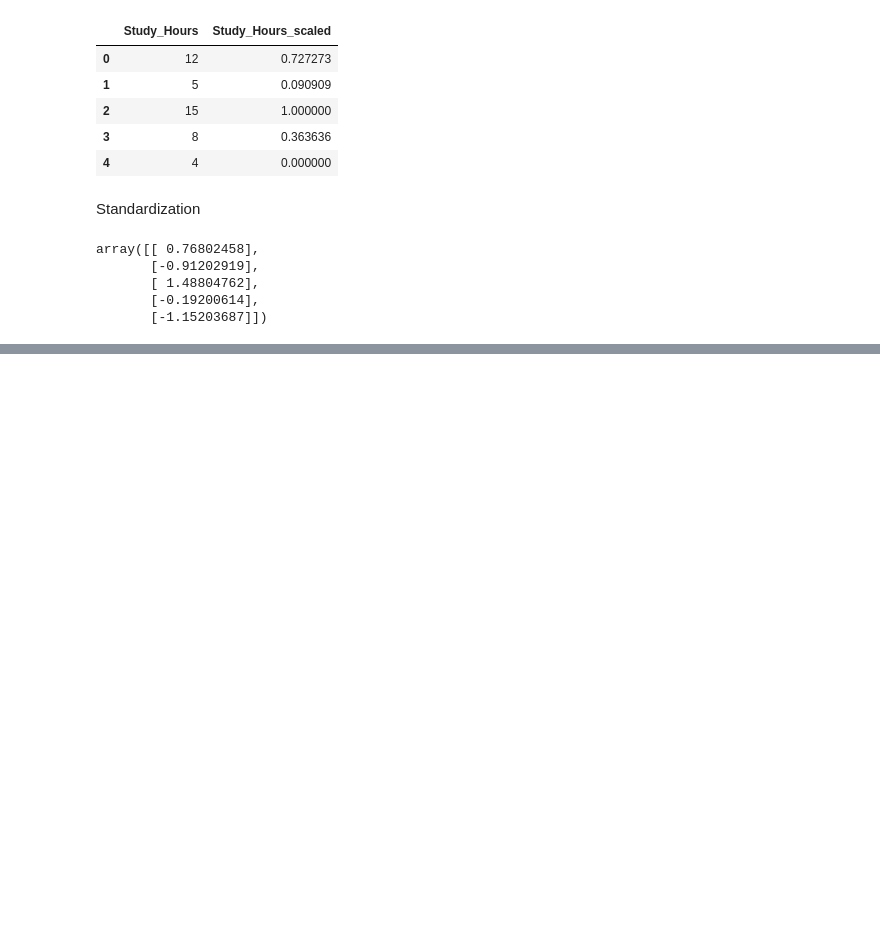
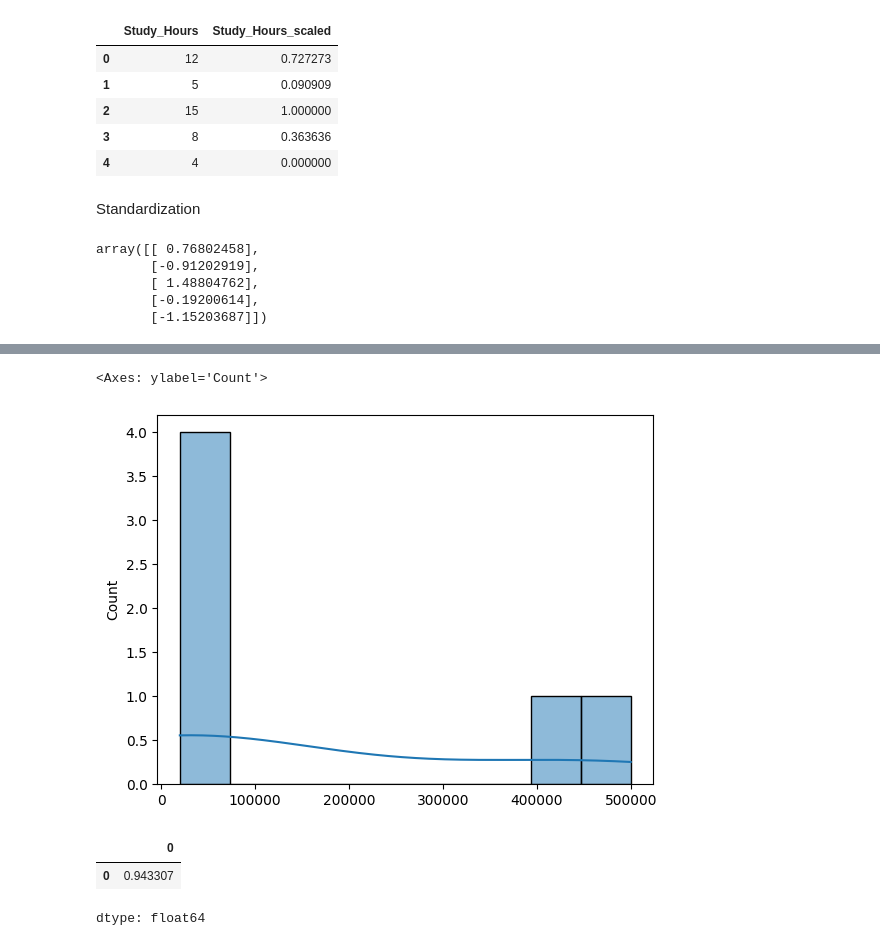
Before and after one commit to priya25-art/Machine-Learning, a Jupyter notebook: Machine_learning.ipynb, the cells around one changed output, grey strips where cells are left out. Drawn from its saved outputs; the diff is of its cells as text; code cells hidden in the pictures; blank space fills up the shorter version.

```diff
--- a/Machine_learning.ipynb
+++ b/Machine_learning.ipynb
@@ -191,0 +215,14 @@ array([[ 0.76802458],
+# %%
+sns.histplot([20000,22000,25000,30000,400000,500000],kde=True,bins=9)
+# %% [output]
+<Axes: ylabel='Count'>
+[figure, added]
+# %%
+import pandas as pd
+import numpy as np
+
+pd.DataFrame(np.log1p([20000,22000,25000,30000,400000,500000])).skew()
+# %% [output]
+|  | 0 |
+| 0 | 0.943307 |
+dtype: float64
```
Also changed, not shown: parts of 4 cells of this notebook.
